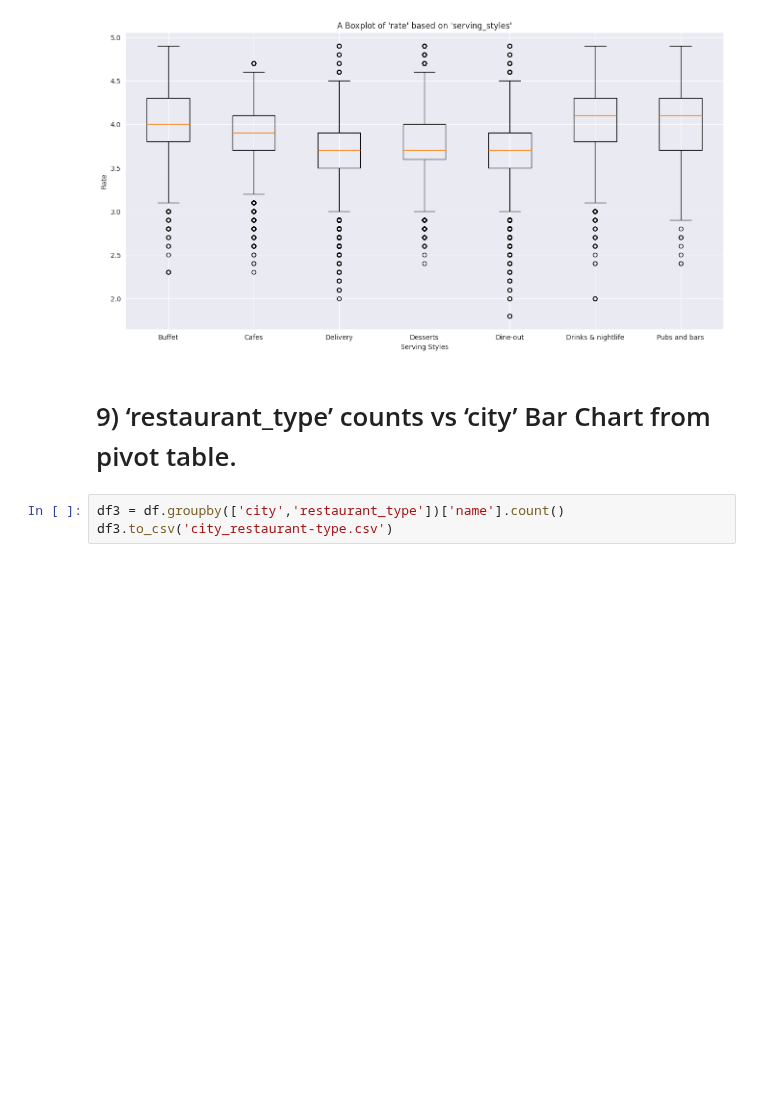
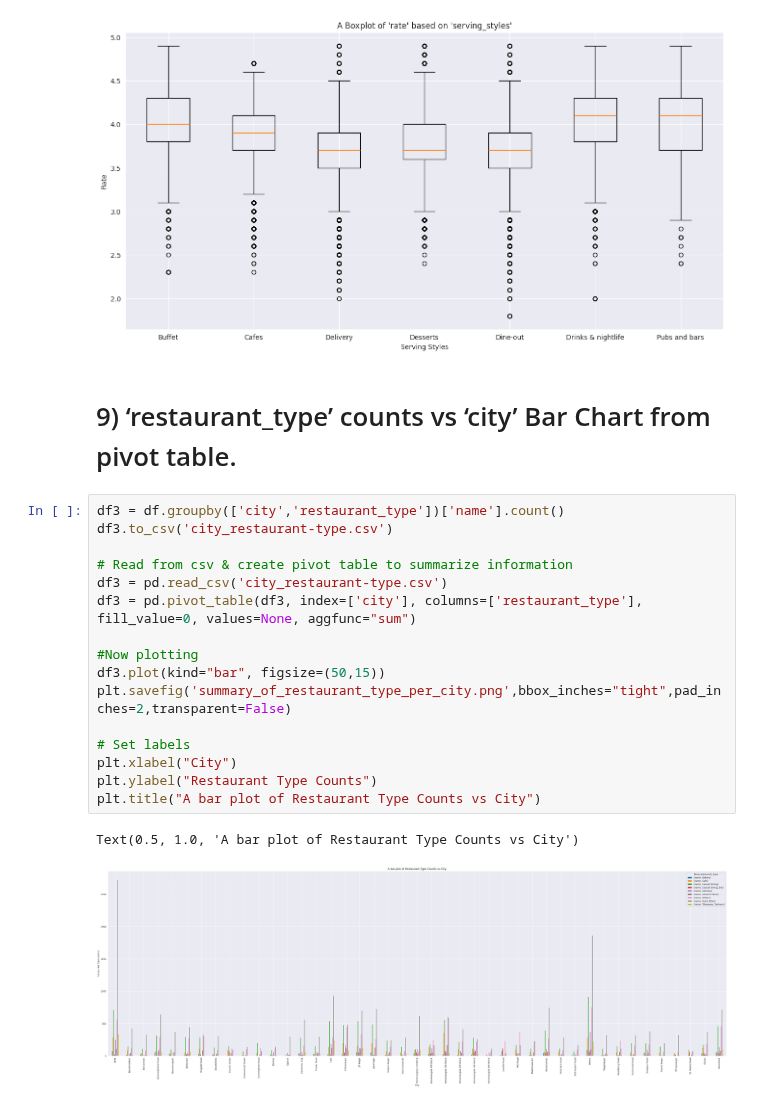
Before and after one commit to mutumagitonga/Zomato-Bangalore-Restaurants-Data-Analysis-Practice, a Jupyter notebook: zomato-data-analysis-and-visualization.ipynb, the cells around one changed output. Saved outputs shown, nothing was run; the diff lists cells and outputs as text; blank space fills up the shorter version.

Commit message:
Read the grouped city/restaurant_types & create pivot table, plot bar chart, & save to file

```diff
--- a/zomato-data-analysis-and-visualization.ipynb
+++ b/zomato-data-analysis-and-visualization.ipynb
@@ -1002,3 +1002,19 @@ Text(0.5, 1.0, "A Boxplot of 'rate' based on 'serving_styles'")
 # %%
 df3 = df.groupby(['city','restaurant_type'])['name'].count()
 df3.to_csv('city_restaurant-type.csv')
+
+# Read from csv & create pivot table to summarize information
+df3 = pd.read_csv('city_restaurant-type.csv')
+df3 = pd.pivot_table(df3, index=['city'], columns=['restaurant_type'], fill_value=0, values=None, aggfunc="sum")
+
+#Now plotting
+df3.plot(kind="bar", figsize=(50,15))
+plt.savefig('summary_of_restaurant_type_per_city.png',bbox_inches="tight",pad_inches=2,transparent=False)
+
+# Set labels
+plt.xlabel("City")
+plt.ylabel("Restaurant Type Counts")
+plt.title("A bar plot of Restaurant Type Counts vs City")
+# %% [output]
+Text(0.5, 1.0, 'A bar plot of Restaurant Type Counts vs City')
+[figure, added]
```
Also changed, not shown: 1 other file.
